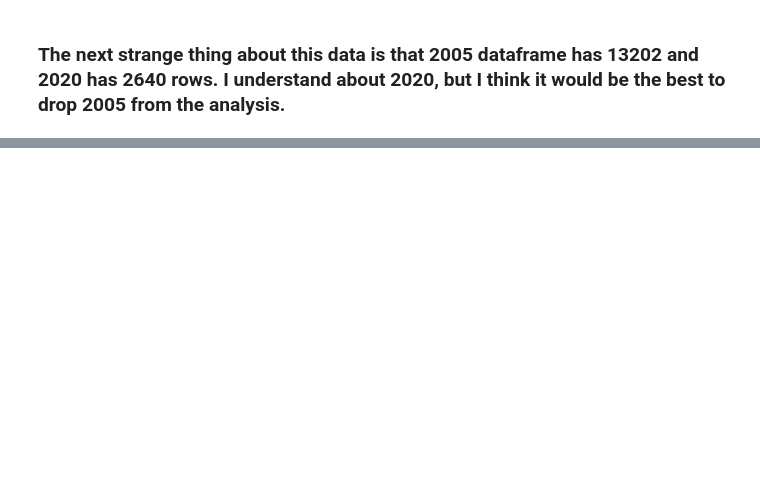
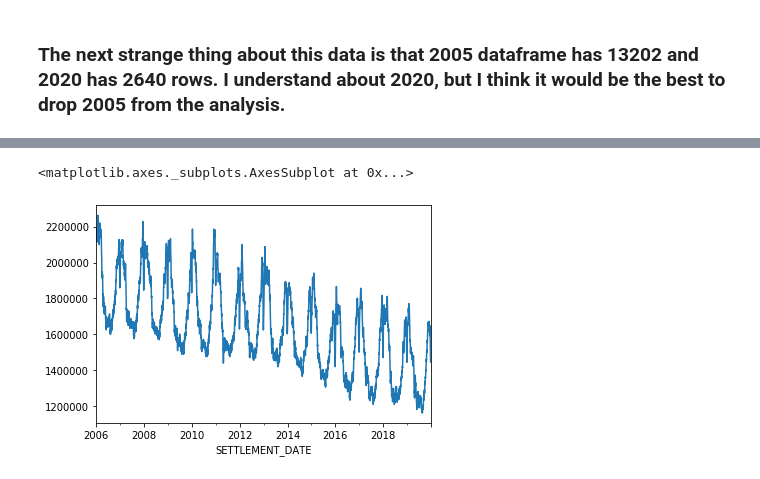
Before and after one commit to seboo1995/CEU-Capstone-Project, a Jupyter notebook: Jupyter_Notebooks/National Demand .ipynb, the cells around one changed output, grey strips where cells are left out. Saved outputs shown, nothing was run; the diff lists cells and outputs as text; code cells hidden in the pictures; blank space fills up the shorter version.

```diff
--- a/Jupyter_Notebooks/National Demand .ipynb
+++ b/Jupyter_Notebooks/National Demand .ipynb
@@ -250,0 +263,8 @@ for year in range(2006,2020):
+# %%
+from statsmodels.tsa.seasonal import seasonal_decompose
+series = final_df_daily
+result = seasonal_decompose(series, model='multiplicative')
+print(result.trend)
+print(result.seasonal)
+print(result.resid)
+print(result.observed)
@@ -250,0 +289,6 @@ for year in range(2006,2020):
+# %%
+result = seasonal_decompose(series, model='multiplicative', freq=12)
+result.trend.plot()
+# %% [output]
+<matplotlib.axes._subplots.AxesSubplot at 0x...>
+[figure, added]
```
Also changed, not shown: parts of 22 cells of this notebook.
